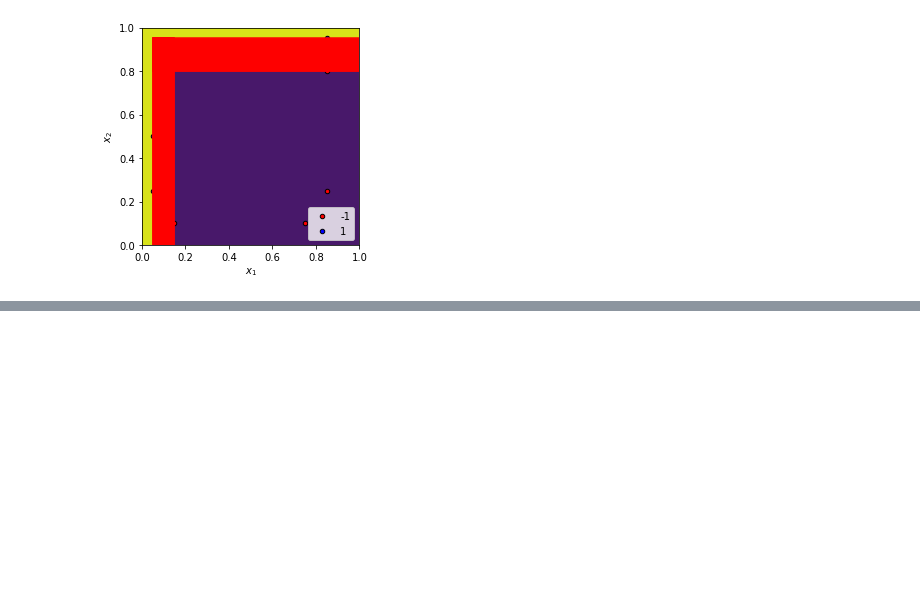
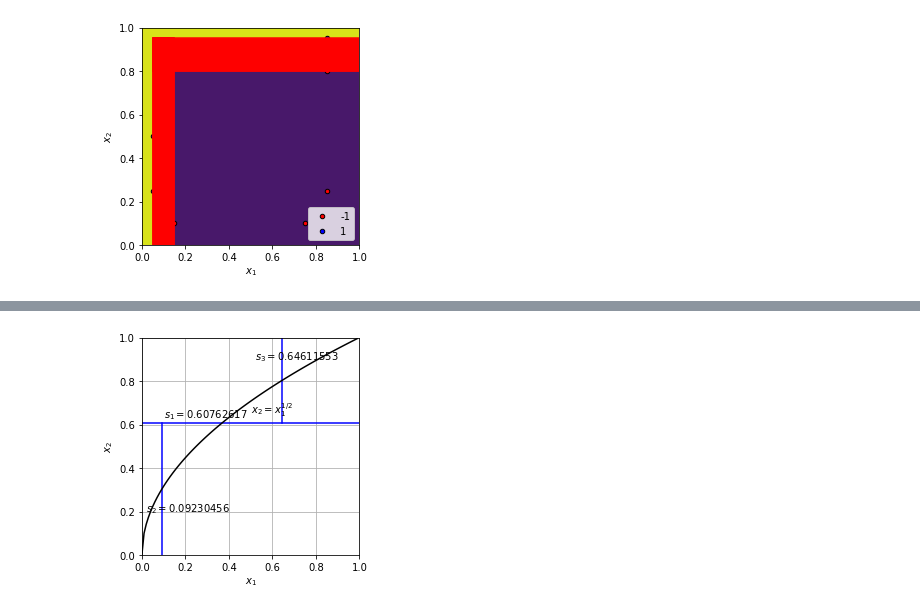
Before and after one commit to YilinGao/ML_assignments, a Jupyter notebook: hw2/hw2_code/q1.ipynb, the cells around one changed output, grey strips where cells are left out. Cells and saved outputs as stored; diff of their text form; code cells hidden in the pictures; blank space fills up the shorter version.

```diff
--- a/hw2/hw2_code/q1.ipynb
+++ b/hw2/hw2_code/q1.ipynb
@@ -280,0 +429,26 @@ plt.show()
+# %%
+# plot of the true decision tree boundary on the basketball court
+
+# true optimized decision tree boundary
+plt.plot([0, 1], [0.60762617, 0.60762617], 'b', )
+plt.plot([0.09230456, 0.09230456], [0, 0.60762617], 'b', )
+plt.plot([0.64611553, 0.64611553], [0.60762617, 1], 'b', )
+plt.text(0.1, 0.63, r'$s_1 = 0.60762617$' )
+plt.text(0.02, 0.2, r'$s_2 = 0.09230456$' )
+plt.text(0.52, 0.9, r'$s_3 = 0.64611553$' )
+
+# true curve
+x_true = np.arange(0, 1, 0.01, dtype = float)
+y_true = x_true ** 0.5
+
+plt.plot(x_true, y_true, 'black')
+plt.text(0.5, 0.65, r'$x_2 = x_1^{1/2}$' )
+
+plt.xlabel(r'$x_1$')
+plt.ylabel(r'$x_2$')
+plt.axis([0, 1, 0, 1])
+plt.gca().set_aspect('equal', adjustable='box')
+plt.grid()
+plt.show()
+# %% [output]
+[figure, added]
```
Also changed, not shown: parts of 23 cells of this notebook, 10 other files.
